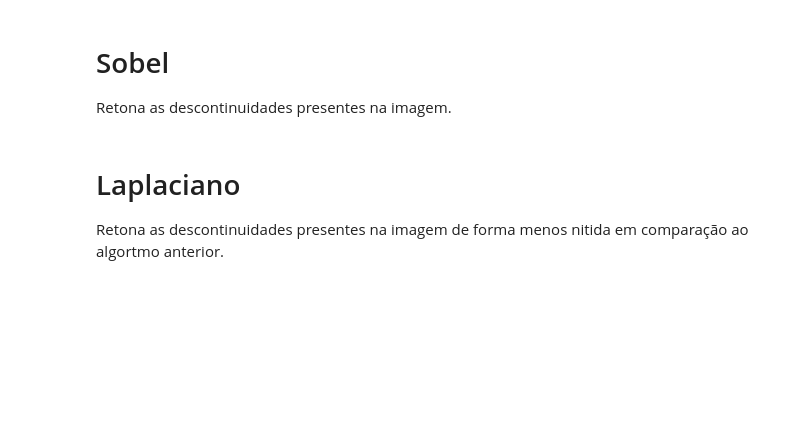
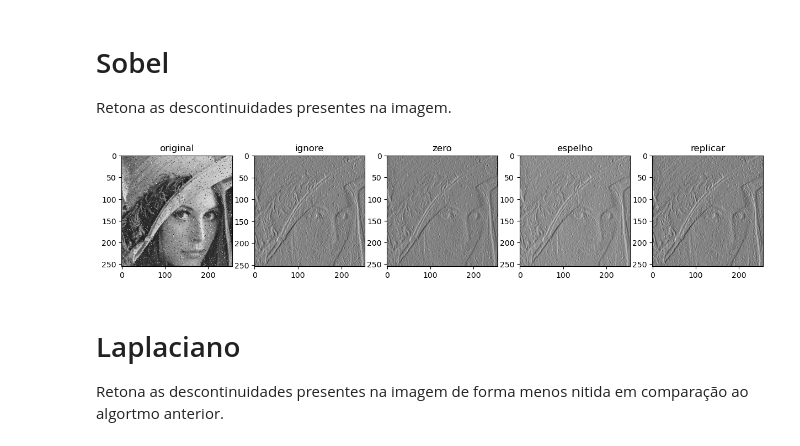
Before and after one commit to EuricoDNJR/Topicos-especiais-em-visao-computacional, a Jupyter notebook: atv_filtro/autobot.ipynb, the cells around one changed output. Cells and saved outputs as stored; diff of their text form; code cells hidden in the pictures; blank space fills up the shorter version.

```diff
--- a/atv_filtro/autobot.ipynb
+++ b/atv_filtro/autobot.ipynb
@@ -237,3 +207,7 @@ plt.imshow(img_replicar, cmap='gray')
+# %%
+make_convolutions(img, sobel, bordas)
+# %% [output]
+[figure, added]
 # %% [markdown]
 # Laplaciano
 Retona as descontinuidades presentes na imagem de forma menos nitida em comparação ao algortmo anterior.
```
Also changed, not shown: parts of 14 cells of this notebook.
